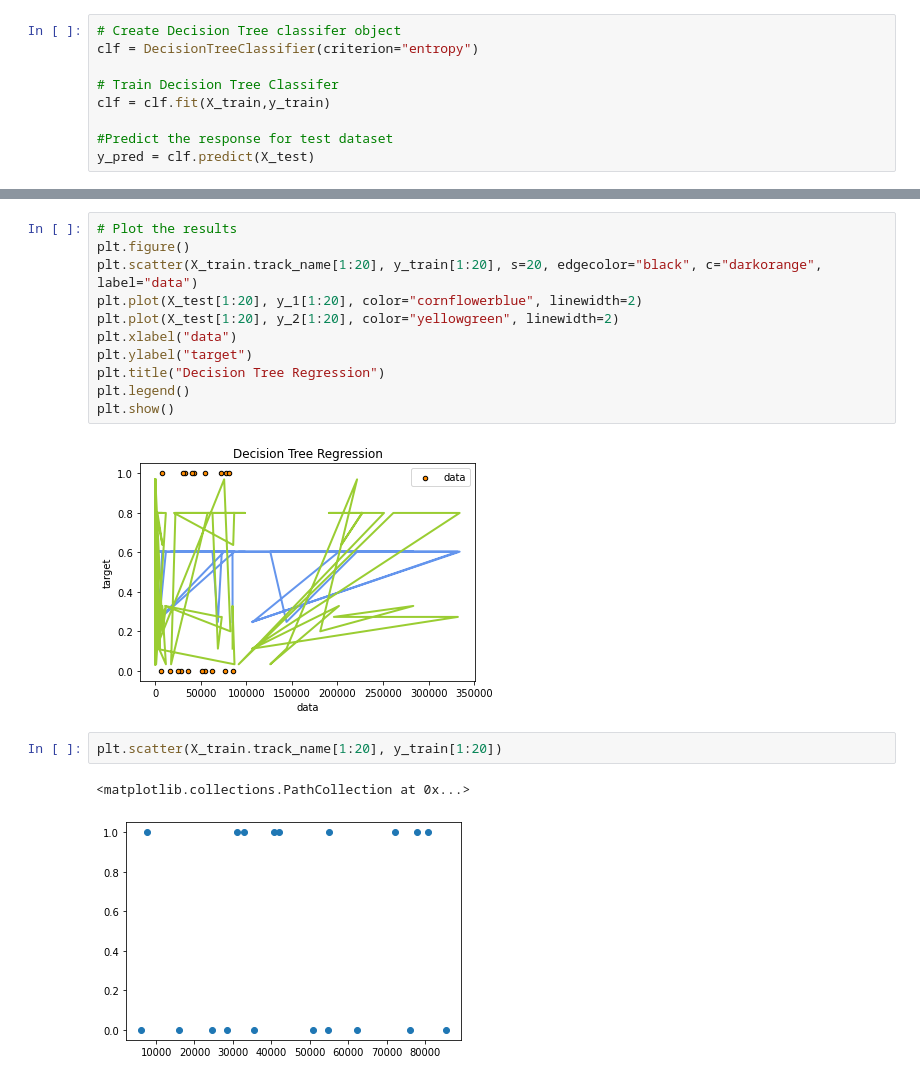
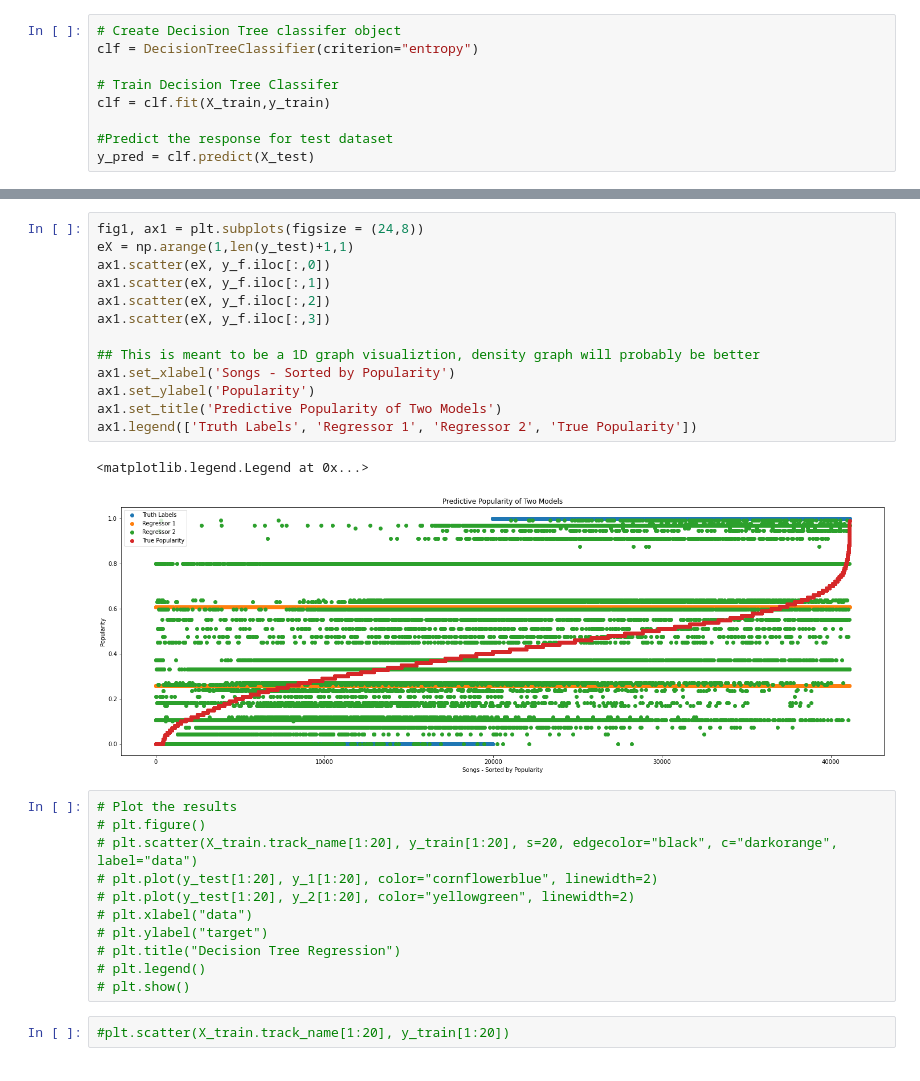
Before and after one commit to ian-gascon/cuddly-waffle, a Jupyter notebook: src/Decision Tree.ipynb, the cells around one changed output, grey strips where cells are left out. Saved outputs shown, nothing was run; the diff lists cells and outputs as text.

```diff
--- a/src/Decision Tree.ipynb
+++ b/src/Decision Tree.ipynb
@@ -124,18 +165,29 @@ Name: track_name, dtype: int32
+# %%
+fig1, ax1 = plt.subplots(figsize = (24,8))
+eX = np.arange(1,len(y_test)+1,1)
+ax1.scatter(eX, y_f.iloc[:,0])
+ax1.scatter(eX, y_f.iloc[:,1])
+ax1.scatter(eX, y_f.iloc[:,2])
+ax1.scatter(eX, y_f.iloc[:,3])
+
+## This is meant to be a 1D graph visualiztion, density graph will probably be better
+ax1.set_xlabel('Songs - Sorted by Popularity')
+ax1.set_ylabel('Popularity')
+ax1.set_title('Predictive Popularity of Two Models')
+ax1.legend(['Truth Labels', 'Regressor 1', 'Regressor 2', 'True Popularity'])
+# %% [output]
+<matplotlib.legend.Legend at 0x...>
+[figure, added]
 # %%
 # Plot the results
-plt.figure()
-plt.scatter(X_train.track_name[1:20], y_train[1:20], s=20, edgecolor="black", c="darkorange", label="data")
-plt.plot(X_test[1:20], y_1[1:20], color="cornflowerblue", linewidth=2)
-plt.plot(X_test[1:20], y_2[1:20], color="yellowgreen", linewidth=2)
-plt.xlabel("data")
-plt.ylabel("target")
-plt.title("Decision Tree Regression")
-plt.legend()
-plt.show()
+# plt.figure()
+# plt.scatter(X_train.track_name[1:20], y_train[1:20], s=20, edgecolor="black", c="darkorange", label="data")
+# plt.plot(y_test[1:20], y_1[1:20], color="cornflowerblue", linewidth=2)
+# plt.plot(y_test[1:20], y_2[1:20], color="yellowgreen", linewidth=2)
+# plt.xlabel("data")
+# plt.ylabel("target")
+# plt.title("Decision Tree Regression")
+# plt.legend()
+# plt.show()
-# %% [output]
-[figure, removed]
 # %%
-plt.scatter(X_train.track_name[1:20], y_train[1:20])
+#plt.scatter(X_train.track_name[1:20], y_train[1:20])
-# %% [output]
-<matplotlib.collections.PathCollection at 0x...>
-[figure, removed]
```
Also changed, not shown: parts of 12 cells of this notebook.
